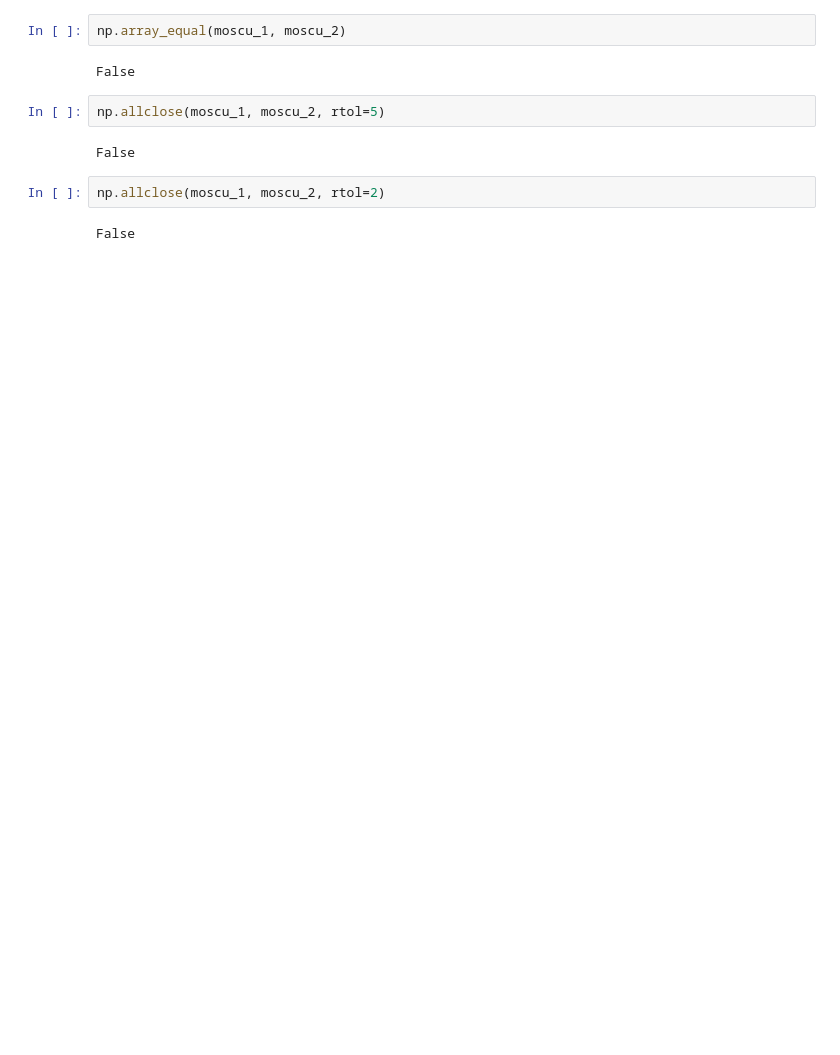
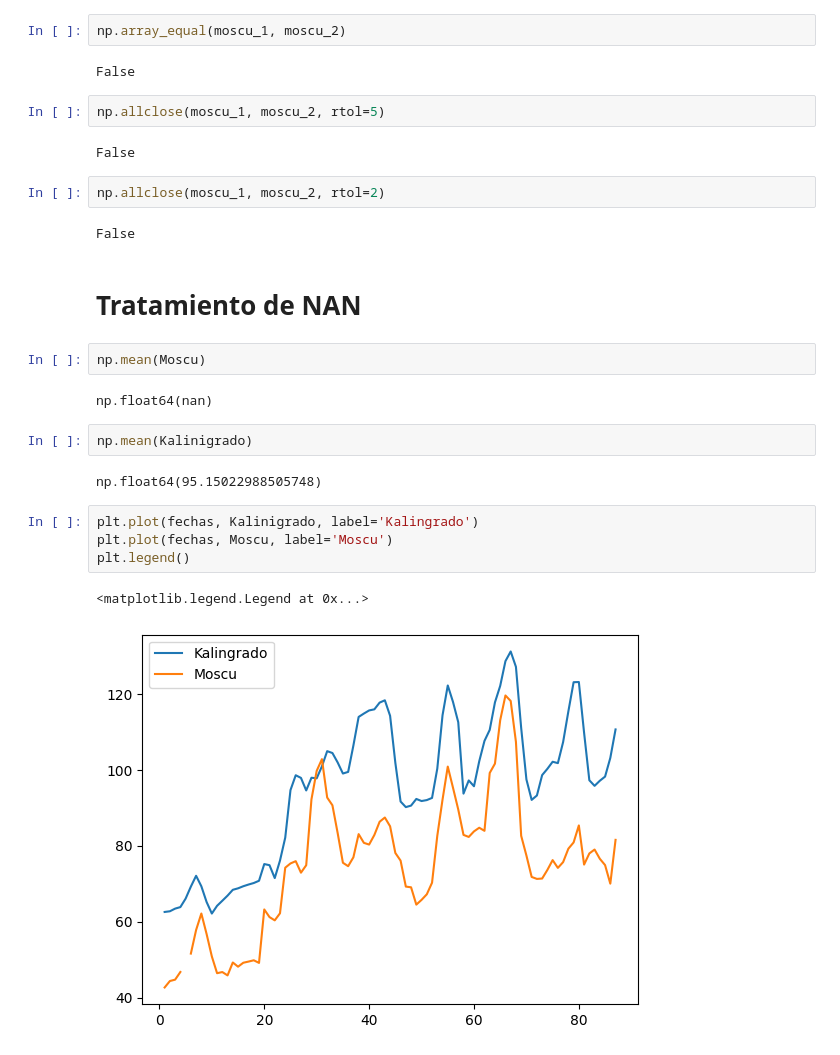
Before and after one commit to sallylpez/Numpy, a Jupyter notebook: Numpy.ipynb, the cells around one changed output. Drawn from its saved outputs; the diff is of its cells as text; blank space fills up the shorter version.

Commit message:
Tratamiento de Nan

```diff
--- a/Numpy.ipynb
+++ b/Numpy.ipynb
@@ -209,3 +209,20 @@ False
 np.allclose(moscu_1, moscu_2, rtol=2)
 # %% [output]
 False
+# %% [markdown]
+# **Tratamiento de NAN**
+# %%
+np.mean(Moscu)
+# %% [output]
+np.float64(nan)
+# %%
+np.mean(Kalinigrado)
+# %% [output]
+np.float64(95.15022988505748)
+# %%
+plt.plot(fechas, Kalinigrado, label='Kalingrado')
+plt.plot(fechas, Moscu, label='Moscu')
+plt.legend()
+# %% [output]
+<matplotlib.legend.Legend at 0x...>
+[figure, added]
```
Also changed, not shown: parts of 4 cells of this notebook.
